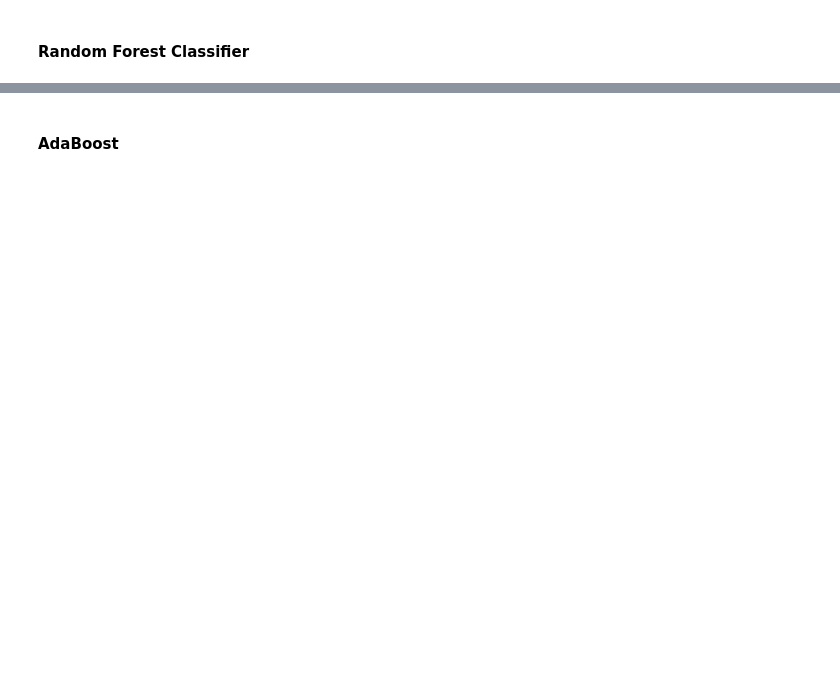
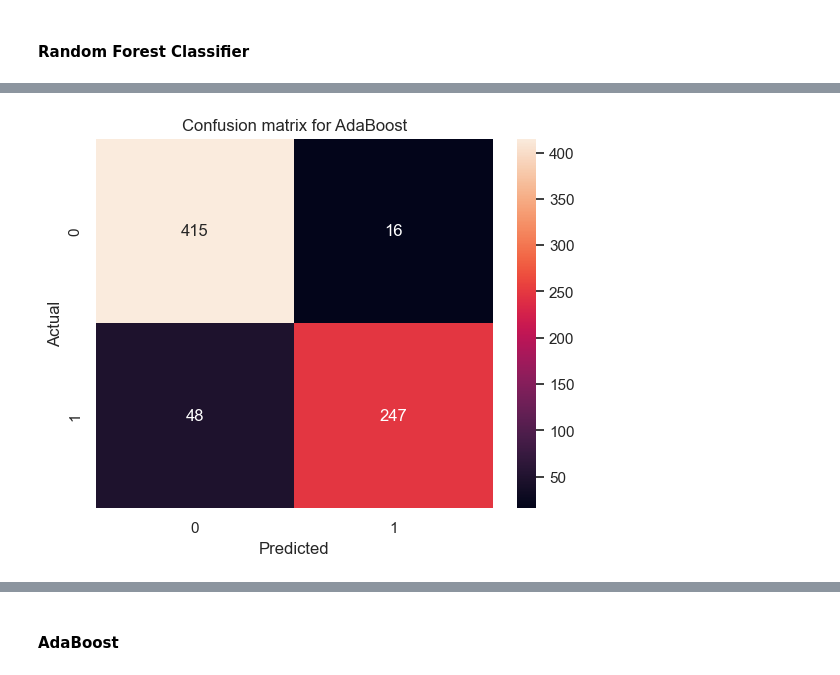
Before and after one commit to yewkiang123/SC1015-Project, a Jupyter notebook: Machine Learning.ipynb, the cells around one changed output, grey strips where cells are left out. Cells and saved outputs as stored; diff of their text form; code cells hidden in the pictures; blank space fills up the shorter version.

```diff
--- a/Machine Learning.ipynb
+++ b/Machine Learning.ipynb
@@ -108,5 +152,13 @@ randfclf.fit(predictors_train, response_train)
 # %%
-response_train_pred = randfclf.predict(predictors_train)
-response_test_pred = randfclf.predict(predictors_test)
+randfclf_response_train_pred = randfclf.predict(predictors_train)
+randfclf_response_test_pred = randfclf.predict(predictors_test)
+# %%
+sb.heatmap(confusion_matrix(response_test, randfclf_response_test_pred), annot = True, fmt = 'g')
+plt.xlabel('Predicted')
+plt.ylabel('Actual')
+plt.title('Confusion matrix for AdaBoost')
+plt.show()
+# %% [output]
+[figure, added]
 # %%
 scores = cross_val_score(randfclf, predictors_train, response_train, cv=10)
```
Also changed, not shown: parts of 18 cells of this notebook.
